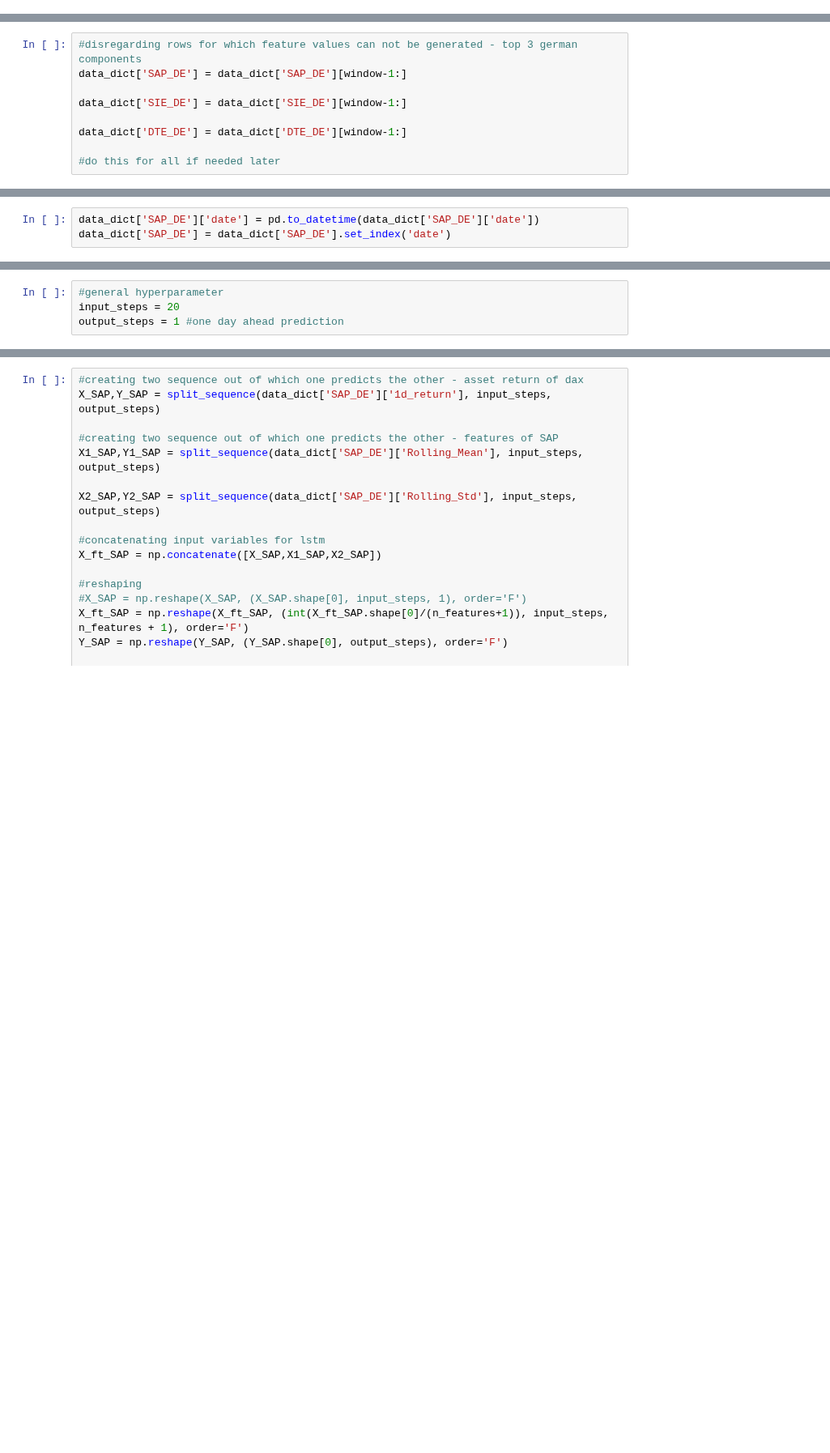
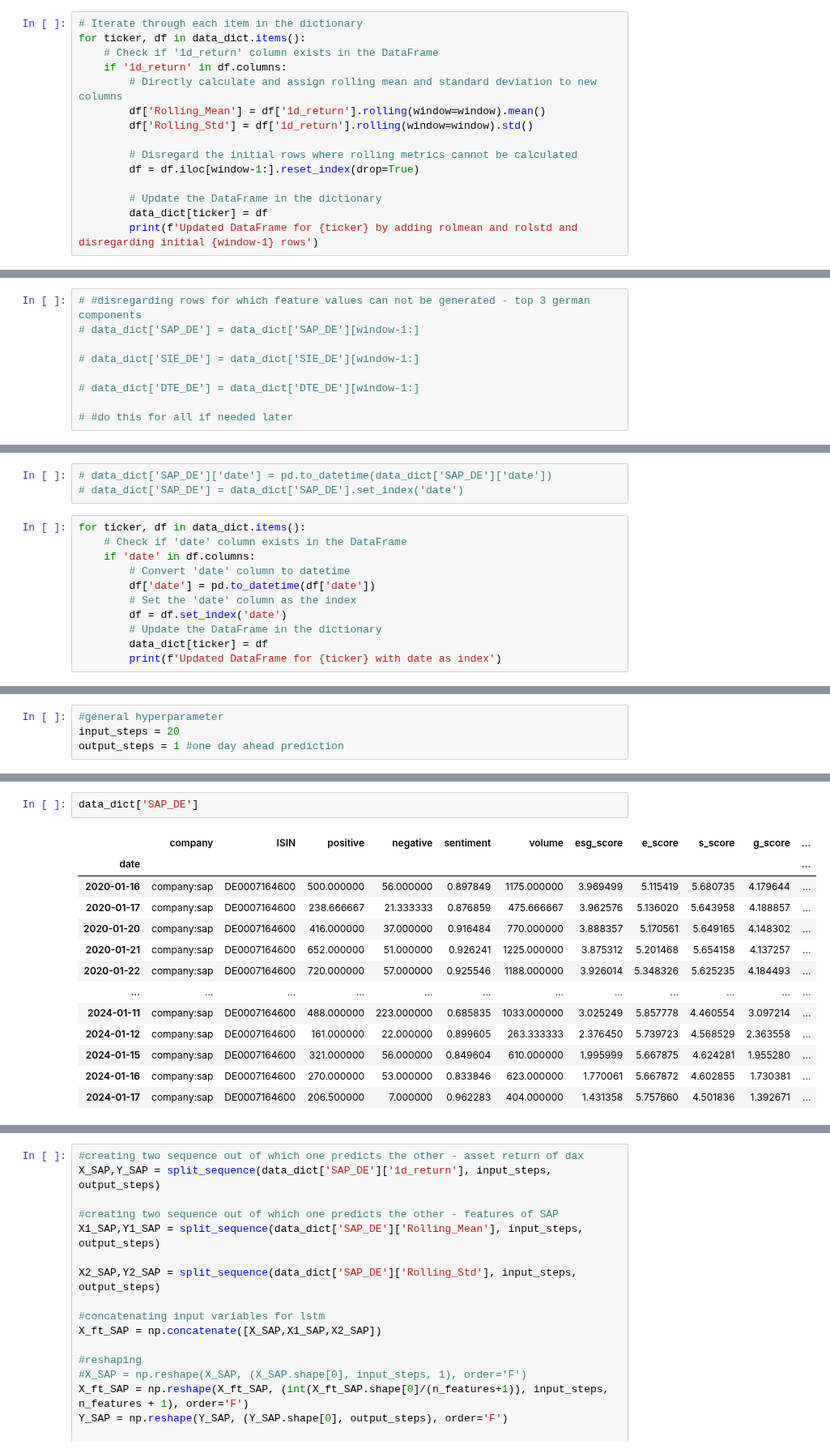
Before and after one commit to cem-akkus/Master, a Jupyter notebook: AssetReturnPrediction.ipynb, the cells around one changed output, grey strips where cells are left out. Shown at 81% size. Drawn from its saved outputs; the diff is of its cells as text; blank space fills up the shorter version.

Commit message:
loops implementation over dict & experimentation (non-clean file)

```diff
--- a/AssetReturnPrediction.ipynb
+++ b/AssetReturnPrediction.ipynb
@@ -111,0 +148,15 @@ window = 10
+# %%
+# Iterate through each item in the dictionary
+for ticker, df in data_dict.items():
+    # Check if '1d_return' column exists in the DataFrame
+    if '1d_return' in df.columns:
+        # Directly calculate and assign rolling mean and standard deviation to new columns
+        df['Rolling_Mean'] = df['1d_return'].rolling(window=window).mean()
+        df['Rolling_Std'] = df['1d_return'].rolling(window=window).std()
+
+        # Disregard the initial rows where rolling metrics cannot be calculated
+        df = df.iloc[window-1:].reset_index(drop=True)
+
+        # Update the DataFrame in the dictionary
+        data_dict[ticker] = df
+        print(f'Updated DataFrame for {ticker} by adding rolmean and rolstd and disregarding initial {window-1} rows')
@@ -133,17 +218,28 @@ data_dict['DTE_DE']['Rolling_Std'] = rolstd_DTE
 # %%
-#disregarding rows for which feature values can not be generated - top 3 german components
-data_dict['SAP_DE'] = data_dict['SAP_DE'][window-1:]
+# #disregarding rows for which feature values can not be generated - top 3 german components
+# data_dict['SAP_DE'] = data_dict['SAP_DE'][window-1:]
 
-data_dict['SIE_DE'] = data_dict['SIE_DE'][window-1:]
+# data_dict['SIE_DE'] = data_dict['SIE_DE'][window-1:]
 
-data_dict['DTE_DE'] = data_dict['DTE_DE'][window-1:]
+# data_dict['DTE_DE'] = data_dict['DTE_DE'][window-1:]
 
-#do this for all if needed later
+# #do this for all if needed later
 # %% [markdown]
 ### 5. Pre-Processing for ARIMA (Determining Best ARIMA models & Generating Train/Test Sets)
 # %%
 #hyperparameter for train/test split
 train_test_ratio = 0.8
 # %%
-data_dict['SAP_DE']['date'] = pd.to_datetime(data_dict['SAP_DE']['date'])
-data_dict['SAP_DE'] = data_dict['SAP_DE'].set_index('date')
+# data_dict['SAP_DE']['date'] = pd.to_datetime(data_dict['SAP_DE']['date'])
+# data_dict['SAP_DE'] = data_dict['SAP_DE'].set_index('date')
+# %%
+for ticker, df in data_dict.items():
+    # Check if 'date' column exists in the DataFrame
+    if 'date' in df.columns:
+        # Convert 'date' column to datetime
+        df['date'] = pd.to_datetime(df['date'])
+        # Set the 'date' column as the index
+        df = df.set_index('date')
+        # Update the DataFrame in the dictionary
+        data_dict[ticker] = df
+        print(f'Updated DataFrame for {ticker} with date as index')
@@ -240,0 +556,16 @@ output_steps = 1 #one day ahead prediction
+# %%
+data_dict['SAP_DE']
+# %% [output]
+|  | company | ISIN | positive | negative | sentiment | volume | esg_score | e_score | s_score | g_score | ... |
+| date |  |  |  |  |  |  |  |  |  |  | ... |
+| 2020-01-16 | company:sap | DE0007164600 | 500.000000 | 56.000000 | 0.897849 | 1175.000000 | 3.969499 | 5.115419 | 5.680735 | 4.179644 | ... |
+| 2020-01-17 | company:sap | DE0007164600 | 238.666667 | 21.333333 | 0.876859 | 475.666667 | 3.962576 | 5.136020 | 5.643958 | 4.188857 | ... |
+| 2020-01-20 | company:sap | DE0007164600 | 416.000000 | 37.000000 | 0.916484 | 770.000000 | 3.888357 | 5.170561 | 5.649165 | 4.148302 | ... |
+| 2020-01-21 | company:sap | DE0007164600 | 652.000000 | 51.000000 | 0.926241 | 1225.000000 | 3.875312 | 5.201468 | 5.654158 | 4.137257 | ... |
+| 2020-01-22 | company:sap | DE0007164600 | 720.000000 | 57.000000 | 0.925546 | 1188.000000 | 3.926014 | 5.348326 | 5.625235 | 4.184493 | ... |
+| ... | ... | ... | ... | ... | ... | ... | ... | ... | ... | ... | ... |
+| 2024-01-11 | company:sap | DE0007164600 | 488.000000 | 223.000000 | 0.685835 | 1033.000000 | 3.025249 | 5.857778 | 4.460554 | 3.097214 | ... |
+| 2024-01-12 | company:sap | DE0007164600 | 161.000000 | 22.000000 | 0.899605 | 263.333333 | 2.376450 | 5.739723 | 4.568529 | 2.363558 | ... |
+| 2024-01-15 | company:sap | DE0007164600 | 321.000000 | 56.000000 | 0.849604 | 610.000000 | 1.995999 | 5.667875 | 4.624281 | 1.955280 | ... |
+| 2024-01-16 | company:sap | DE0007164600 | 270.000000 | 53.000000 | 0.833846 | 623.000000 | 1.770061 | 5.667872 | 4.602855 | 1.730381 | ... |
+| 2024-01-17 | company:sap | DE0007164600 | 206.500000 | 7.000000 | 0.962283 | 404.000000 | 1.431358 | 5.757660 | 4.501836 | 1.392671 | ... |
```
Also changed, not shown: parts of 38 cells of this notebook.
